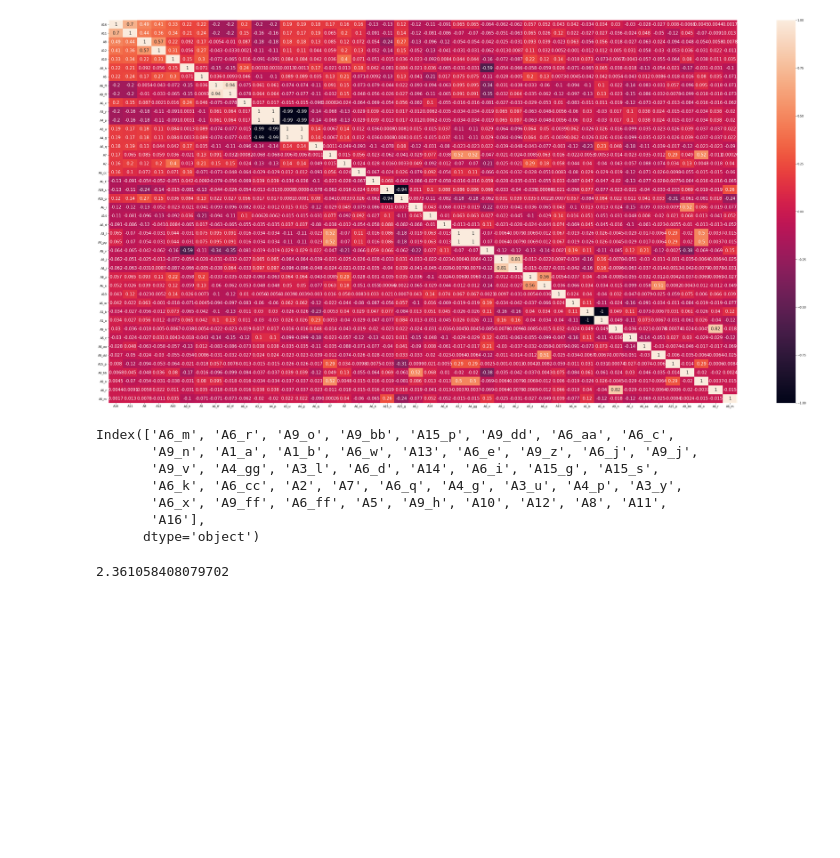
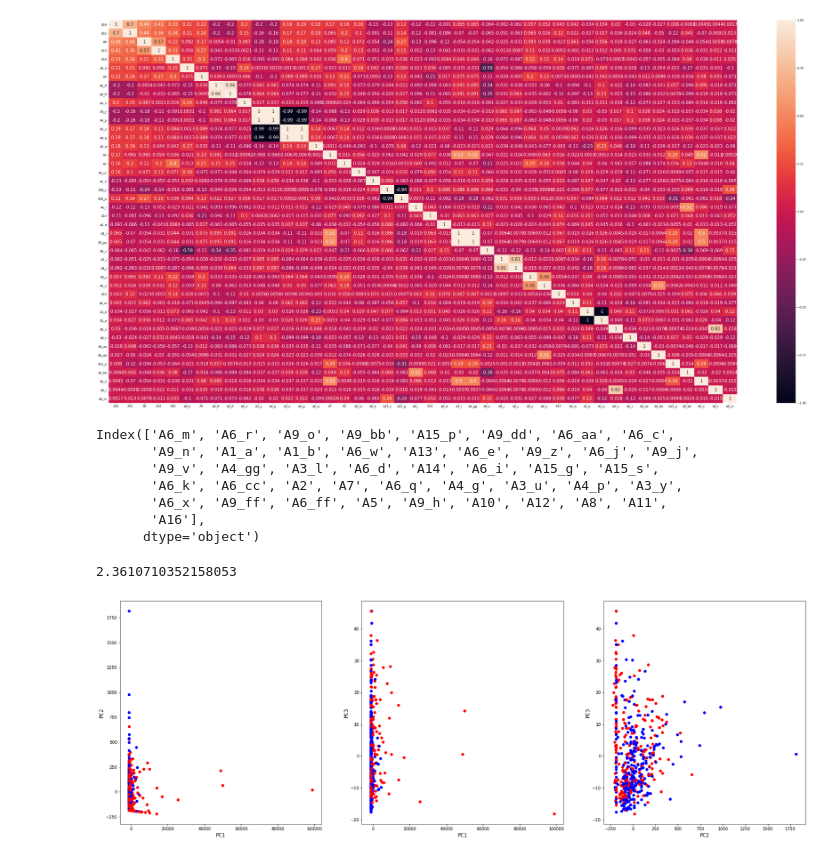
Before and after one commit to ImeshEkanayake/Credit-approval-Prediction, a Jupyter notebook: PreProcessing .ipynb, the cells around one changed output. Saved outputs shown, nothing was run; the diff lists cells and outputs as text; code cells hidden in the pictures; blank space fills up the shorter version.

```diff
--- a/PreProcessing .ipynb
+++ b/PreProcessing .ipynb
@@ -190,25 +193,47 @@ Index(['A6_m', 'A6_r', 'A9_o', 'A9_bb', 'A15_p', 'A9_dd', 'A6_aa', 'A6_c',
        'A16'],
       dtype='object')
 # %%
+#=====================================================================================
+#                      Apply PCA to Training Data
+#=====================================================================================
 from sklearn.preprocessing import StandardScaler
 from sklearn.decomposition import PCA
 
 df_mix = Data.loc[:,t_cor]
 highCo=t_cor[:-1]
 subData = df_mix.loc[:,highCo]
 
 pca=PCA(n_components=8, copy=True, whiten=False, svd_solver='auto', tol=0.01,
                           iterated_power='auto')
 
 principalComponents = pca.fit_transform(subData)
 principalDf = pd.DataFrame(data = principalComponents
              , columns = ['PC1', 'PC2','PC3','PC4', 'PC5','PC6','PC7','PC8'])
 
 principalDf = principalDf.join(Data["A16"])
 
 corrMatrix = principalDf.corr()
 cls=(abs(corrMatrix['A16']))
 print(sum(cls))
+
+matrix=principalDf
+k=Data["A16"]
+
+fig, ax = plt.subplots(nrows = 1, ncols = 3,figsize=(30,10))
+scatter1 =ax[0].scatter(np.array(matrix['PC1']), np.array(matrix['PC2']), c=np.array(Data["A16"]), cmap="bwr")
+scatter2 =ax[1].scatter(np.array(matrix['PC1']), np.array(matrix['PC3']), c=np.array(Data["A16"]), cmap="bwr")
+scatter3 =ax[2].scatter(np.array(matrix['PC2']), np.array(matrix['PC3']), c=np.array(Data["A16"]), cmap="bwr")
+
+ax[0].set_xlabel("PC1",fontsize=12);
+ax[0].set_ylabel("PC2",fontsize=12);
+
+ax[1].set_xlabel("PC1",fontsize=12);
+ax[1].set_ylabel("PC3",fontsize=12);
+
+ax[2].set_xlabel("PC2",fontsize=12);
+ax[2].set_ylabel("PC3",fontsize=12);
+plt.show()
 # %% [output]
-2.361058408079702
+2.3610710352158053
+[figure, added]
 # %%
```
Also changed, not shown: parts of 3 cells of this notebook.
